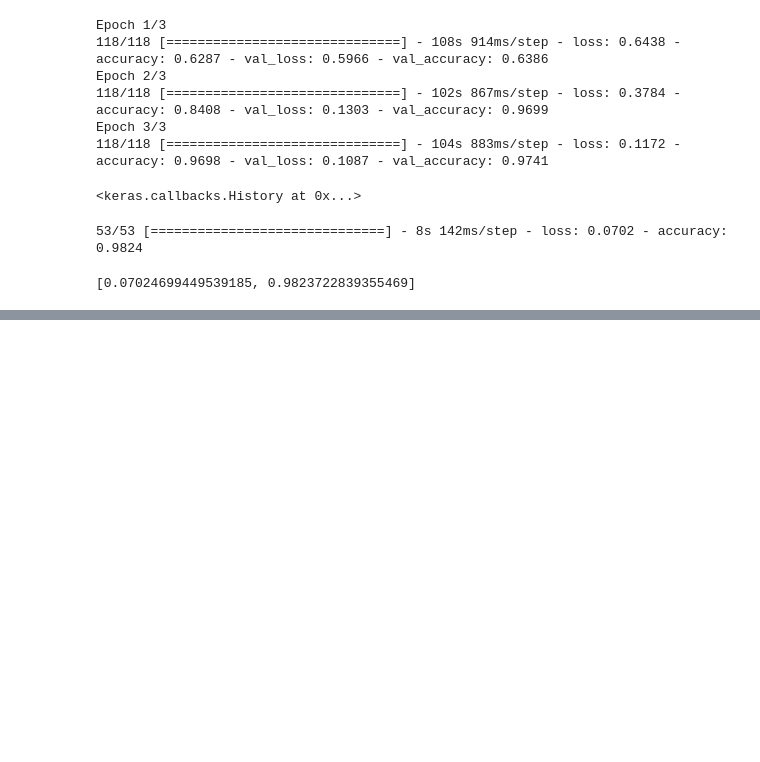
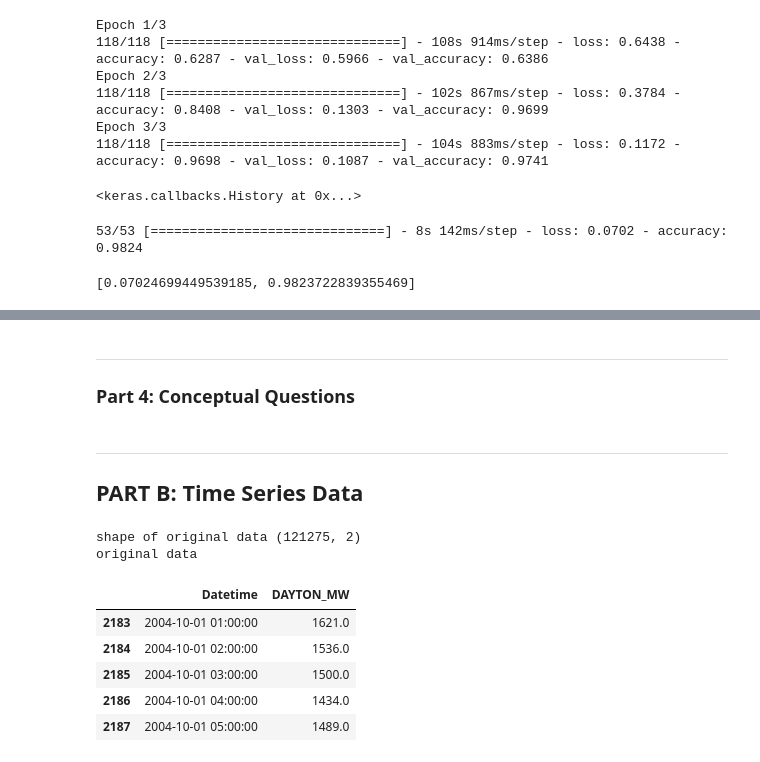
Before and after one commit to kshitij-mittal/uchicago_codebase, a Jupyter notebook: 06_MachineLearning/06_RNNs_LSTMs/ML_Assignment7_RNNs_kshitijm.ipynb, the cells around one changed output, grey strips where cells are left out. Cells and saved outputs as stored; diff of their text form; code cells hidden in the pictures; blank space fills up the shorter version.

```diff
--- a/06_MachineLearning/06_RNNs_LSTMs/ML_Assignment7_RNNs_kshitijm.ipynb
+++ b/06_MachineLearning/06_RNNs_LSTMs/ML_Assignment7_RNNs_kshitijm.ipynb
@@ -275,0 +329,6 @@ model2.evaluate(x = X_test_tens, y = y_test_tens, batch_size=128, use_multiproce
+# %% [markdown]
+----
+### Part 4: Conceptual Questions
+# %% [markdown]
+--------
+## **PART B: Time Series Data**
@@ -275,0 +347,13 @@ model2.evaluate(x = X_test_tens, y = y_test_tens, batch_size=128, use_multiproce
+# %%
+print("shape of original data",data.shape)
+print("original data")
+data.head()
+# %% [output]
+shape of original data (121275, 2)
+original data
+|  | Datetime | DAYTON_MW |
+| 2183 | 2004-10-01 01:00:00 | 1621.0 |
+| 2184 | 2004-10-01 02:00:00 | 1536.0 |
+| 2185 | 2004-10-01 03:00:00 | 1500.0 |
+| 2186 | 2004-10-01 04:00:00 | 1434.0 |
+| 2187 | 2004-10-01 05:00:00 | 1489.0 |
```
Also changed, not shown: parts of 21 cells of this notebook, 1 other file.
